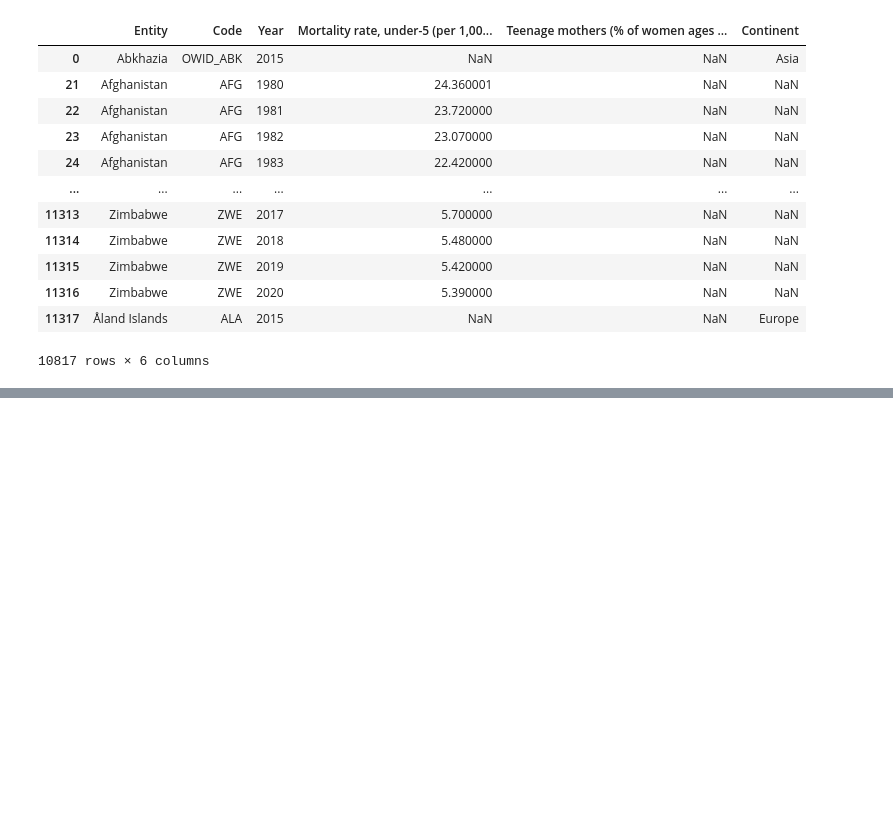
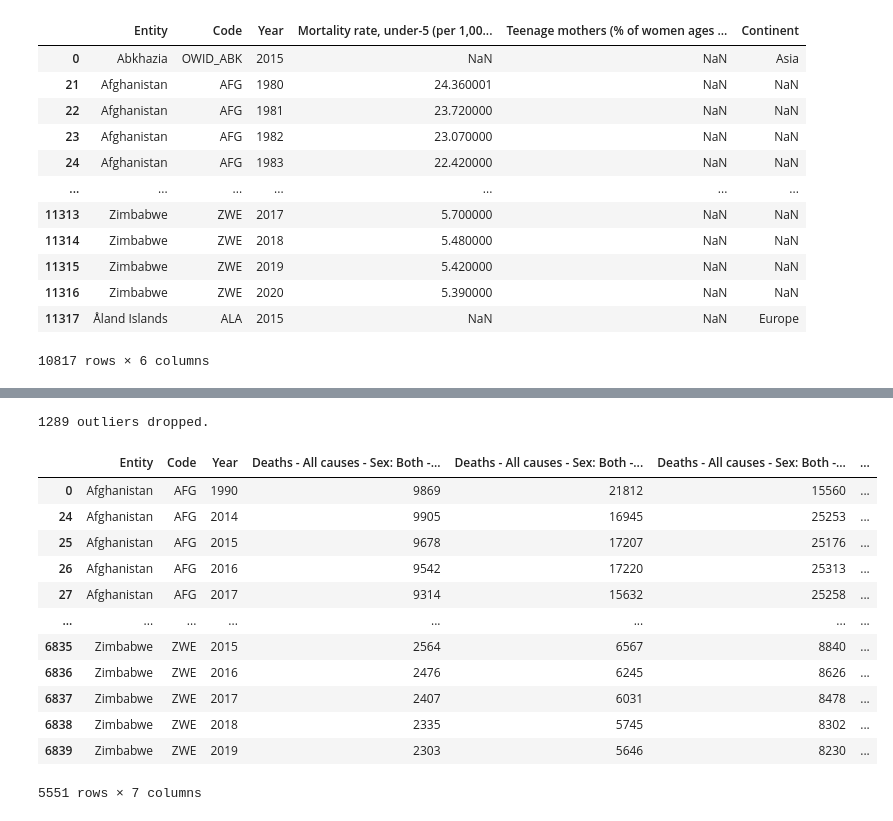
Before and after one commit to gshikanda/Indaba-DLI-Challenge-Datasets, a Jupyter notebook: Indaba DLI Challenge Datasets/Indaba.ipynb, the cells around one changed output, grey strips where cells are left out. Saved outputs shown, nothing was run; the diff lists cells and outputs as text; code cells hidden in the pictures; blank space fills up the shorter version.

```diff
--- a/Indaba DLI Challenge Datasets/Indaba.ipynb
+++ b/Indaba DLI Challenge Datasets/Indaba.ipynb
@@ -1958,0 +2061,17 @@ drop_outlier(child_mort_teen_preg)
+# %%
+drop_outlier(death_age)
+# %% [output]
+1289 outliers dropped.
+|  | Entity | Code | Year | Deaths - All causes - Sex: Both -... | Deaths - All causes - Sex: Both -... | Deaths - All causes - Sex: Both -... | ... |
+| 0 | Afghanistan | AFG | 1990 | 9869 | 21812 | 15560 | ... |
+| 24 | Afghanistan | AFG | 2014 | 9905 | 16945 | 25253 | ... |
+| 25 | Afghanistan | AFG | 2015 | 9678 | 17207 | 25176 | ... |
+| 26 | Afghanistan | AFG | 2016 | 9542 | 17220 | 25313 | ... |
+| 27 | Afghanistan | AFG | 2017 | 9314 | 15632 | 25258 | ... |
+| ... | ... | ... | ... | ... | ... | ... | ... |
+| 6835 | Zimbabwe | ZWE | 2015 | 2564 | 6567 | 8840 | ... |
+| 6836 | Zimbabwe | ZWE | 2016 | 2476 | 6245 | 8626 | ... |
+| 6837 | Zimbabwe | ZWE | 2017 | 2407 | 6031 | 8478 | ... |
+| 6838 | Zimbabwe | ZWE | 2018 | 2335 | 5745 | 8302 | ... |
+| 6839 | Zimbabwe | ZWE | 2019 | 2303 | 5646 | 8230 | ... |
+5551 rows × 7 columns
```
Also changed, not shown: parts of 8 cells of this notebook.
